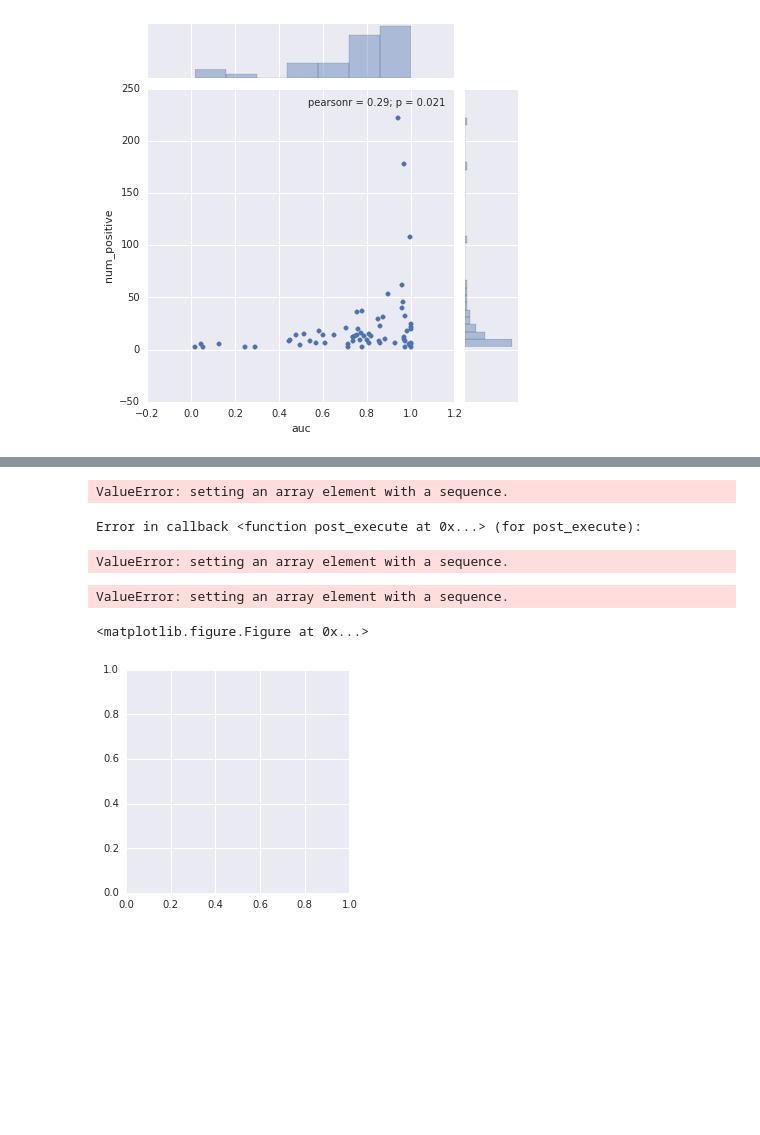
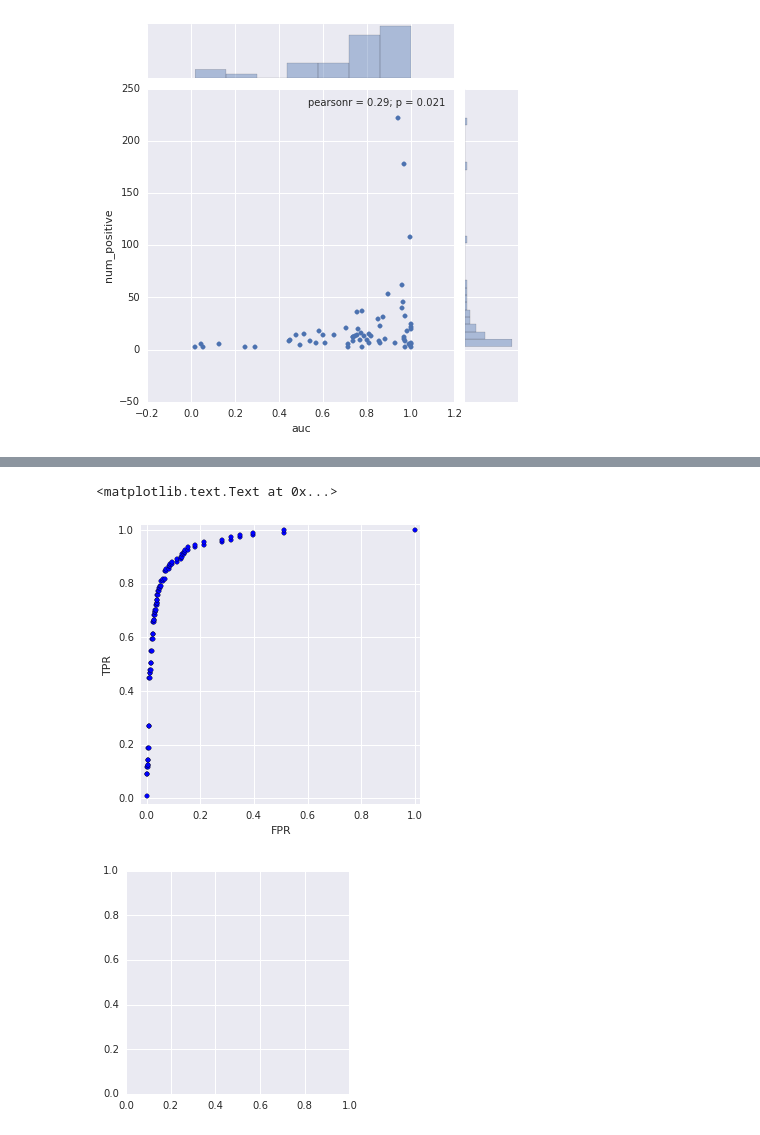
Before and after one commit to mthmn20/jupyterhub_bq, a Jupyter notebook: notebooks/recommendations/email_recs.ipynb, the cells around one changed output, grey strips where cells are left out. Cells and saved outputs as stored; diff of their text form; code cells hidden in the pictures; blank space fills up the shorter version.

```diff
--- a/notebooks/recommendations/email_recs.ipynb
+++ b/notebooks/recommendations/email_recs.ipynb
@@ -287,15 +282,14 @@ row
 # %%
 row = summary_df[summary_df["kaid"]=="kaid_407089334193359735364153"]
 f, ax = plt.subplots(figsize=[5,5])
-plt.scatter(row["fpr"], row["tpr"])
+plt.scatter(row["fpr"].values[0], row["tpr"].values[0])
 plt.ylim([-.02,1.02])
+plt.ylabel("TPR")
 plt.xlim([-.02,1.02])
+plt.xlabel("FPR")
 # %% [output]
-ValueError: setting an array element with a sequence.
+<matplotlib.text.Text at 0x...>
-Error in callback <function post_execute at 0x...> (for post_execute):
-ValueError: setting an array element with a sequence.
-ValueError: setting an array element with a sequence.
-<matplotlib.figure.Figure at 0x...>
+[figure, added]
 # %%
 f, ax = plt.subplots(figsize=[4,4])
 for i, row in summary_df[:10].iterrows():
```
Also changed, not shown: parts of 1 cell of this notebook.
